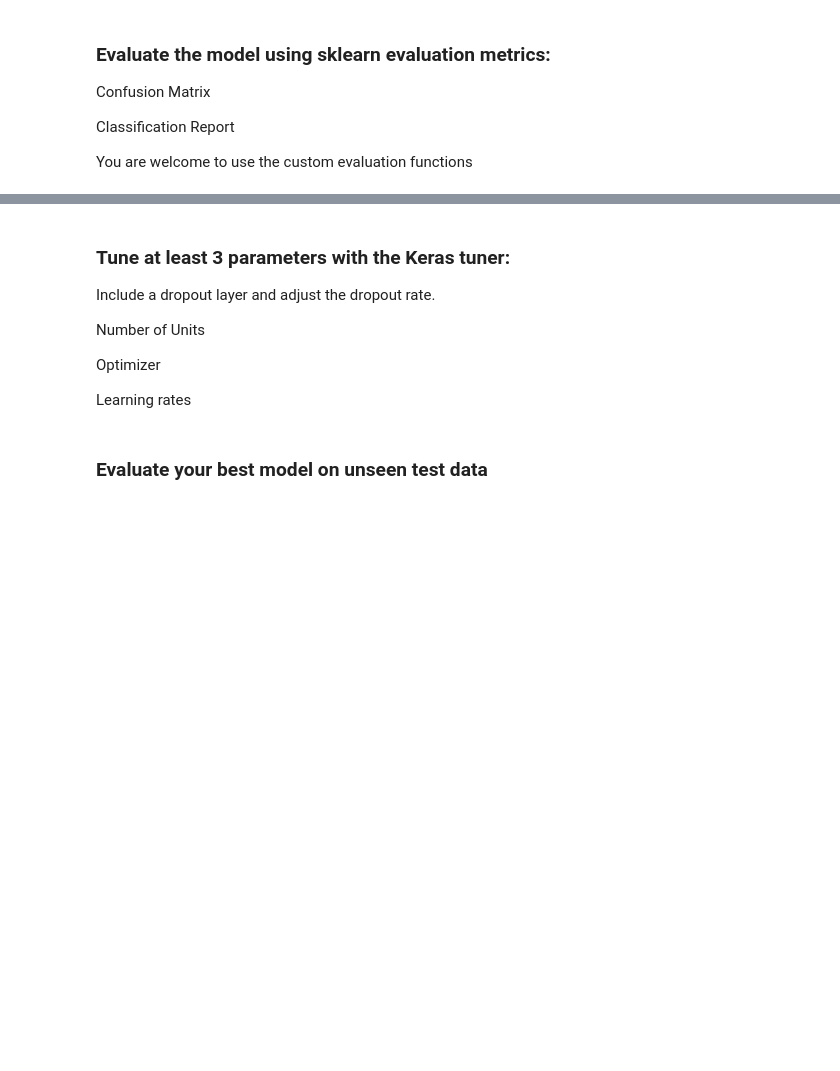
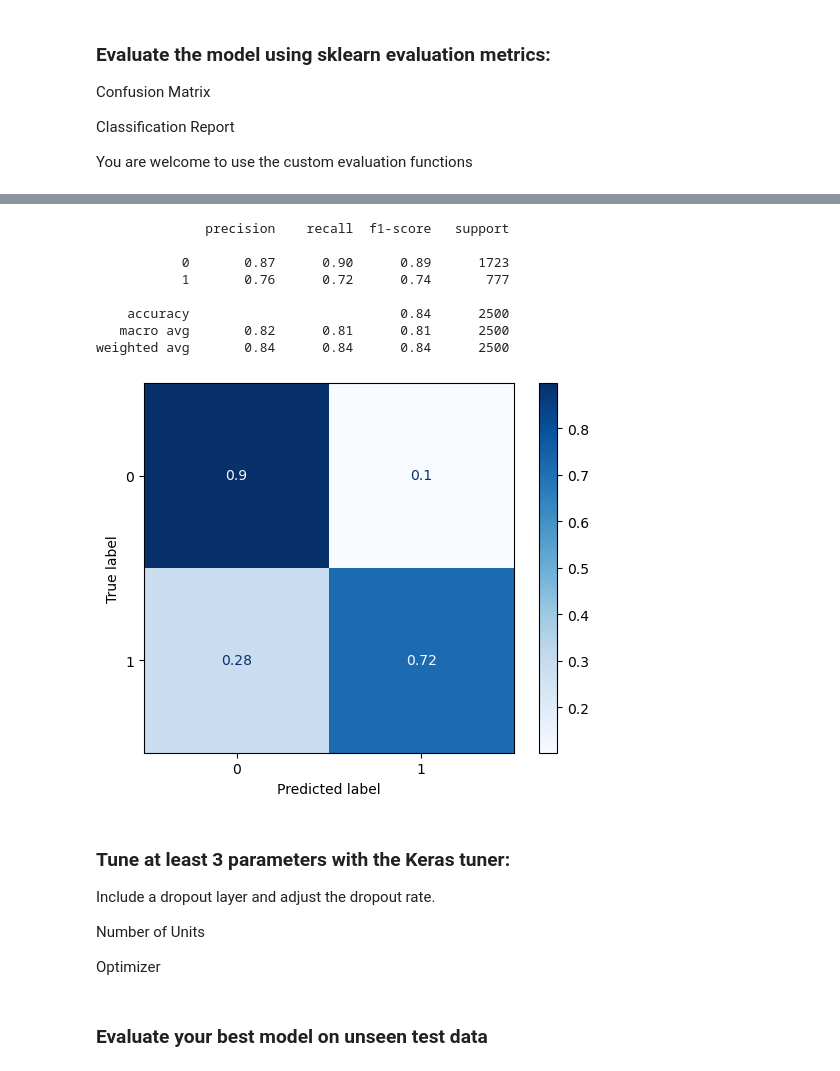
Before and after one commit to EhLeeOod/project-4, a Jupyter notebook: part-1-part-2-part-3.ipynb, the cells around one changed output, grey strips where cells are left out. Cells and saved outputs as stored; diff of their text form; code cells hidden in the pictures; blank space fills up the shorter version.

```diff
--- a/part-1-part-2-part-3.ipynb
+++ b/part-1-part-2-part-3.ipynb
@@ -826,3 +858,19 @@ sns.heatmap(conf_mat, annot=True, fmt ='g');
+# %%
+from sklearn.metrics import classification_report,ConfusionMatrixDisplay
+print(classification_report(y_test, test_preds))
+
+ConfusionMatrixDisplay.from_predictions(y_test, test_preds, cmap='Blues',
+                                       normalize='true');
+# %% [output]
+              precision    recall  f1-score   support
+
+           0       0.87      0.90      0.89      1723
+           1       0.76      0.72      0.74       777
+
+    accuracy                           0.84      2500
+   macro avg       0.82      0.81      0.81      2500
+weighted avg       0.84      0.84      0.84      2500
+[figure, added]
 # %% [markdown]
 ### Tune at least 3 parameters with the Keras tuner:
 
@@ -831,5 +879,3 @@ Include a dropout layer and adjust the dropout rate.
 Number of Units
 
 Optimizer
-
-Learning rates
```
Also changed, not shown: parts of 8 cells of this notebook.
